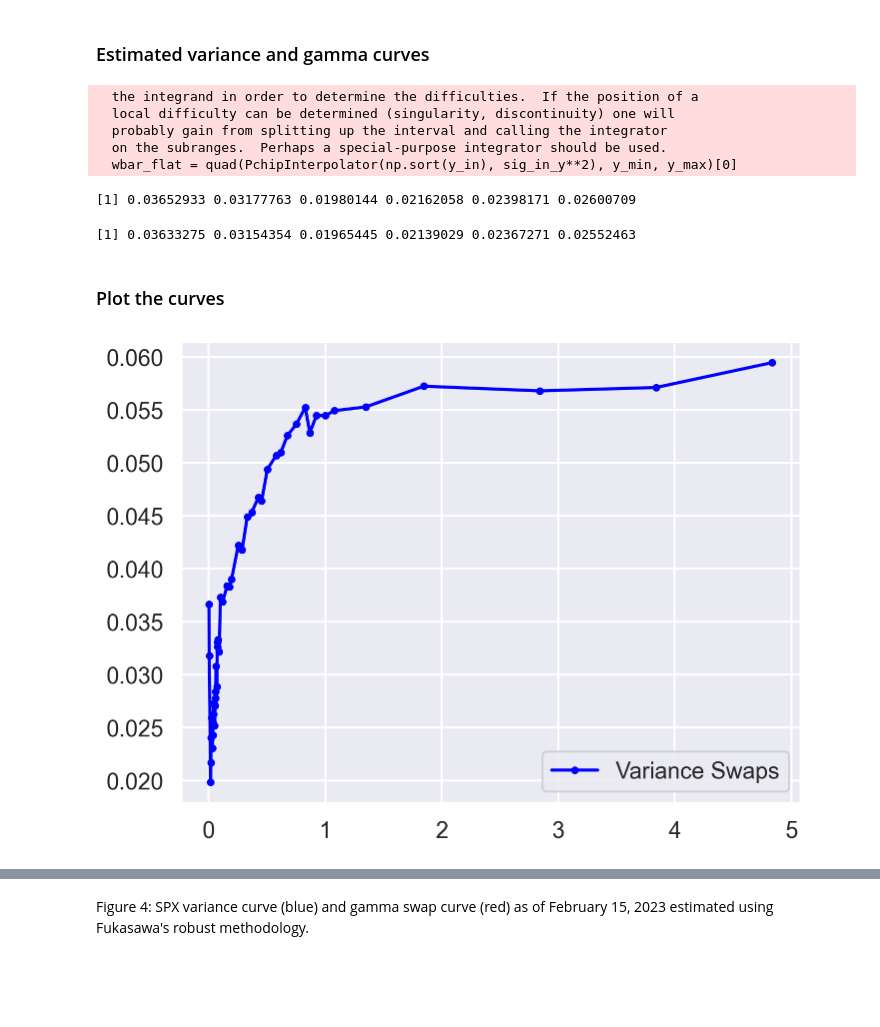
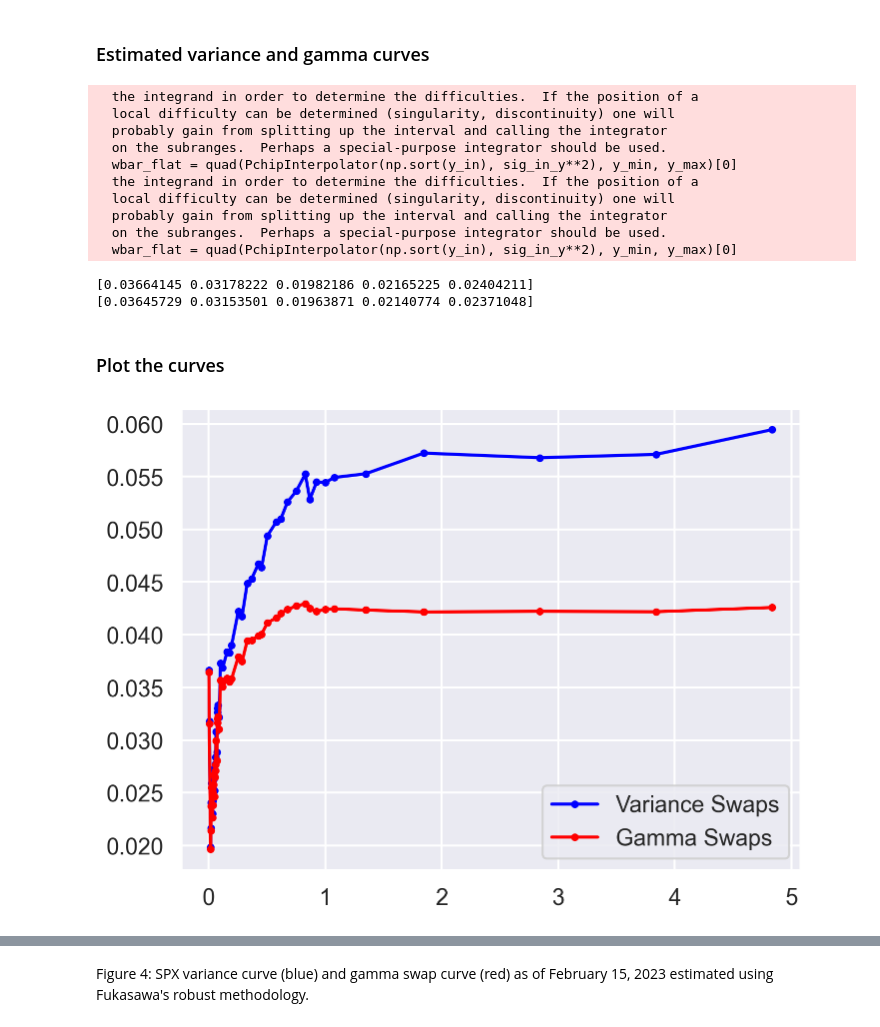
Before and after one commit to fbourgey/RoughVolatilityWorkshop, a Jupyter notebook: QM2024_3_Affine_models.ipynb, the cells around one changed output, grey strips where cells are left out. Drawn from its saved outputs; the diff is of its cells as text; code cells hidden in the pictures; blank space fills up the shorter version.

```diff
--- a/QM2024_3_Affine_models.ipynb
+++ b/QM2024_3_Affine_models.ipynb
@@ -1313,28 +1304,30 @@ spx_expiries = df_spx["Texp"].unique()
 # %%
 var_swaps = var_swap_robust(df_spx)["vs_mid"]
-# gamma_swaps = gamma_swap_robust(df_spx)["gs_mid"]
+gamma_swaps = gamma_swap_robust(df_spx)["gs_mid"]
 # %% [output]
   the integrand in order to determine the difficulties.  If the position of a
   local difficulty can be determined (singularity, discontinuity) one will
   probably gain from splitting up the interval and calling the integrator
   on the subranges.  Perhaps a special-purpose integrator should be used.
   wbar_flat = quad(PchipInterpolator(np.sort(y_in), sig_in_y**2), y_min, y_max)[0]
+  the integrand in order to determine the difficulties.  If the position of a
+  local difficulty can be determined (singularity, discontinuity) one will
+  probably gain from splitting up the interval and calling the integrator
+  on the subranges.  Perhaps a special-purpose integrator should be used.
+  wbar_flat = quad(PchipInterpolator(np.sort(y_in), sig_in_y**2), y_min, y_max)[0]
-# %%
-expiries <- sort(unique(ivolData$Texp))
-vs <- varSwap.Robust(ivolData)$vs.mid
-gs <- gammaSwap.Robust(ivolData)$gs.mid
-
-head(vs)
-head(gs)
-# %% [output]
-[1] 0.03652933 0.03177763 0.01980144 0.02162058 0.02398171 0.02600709
-[1] 0.03633275 0.03154354 0.01965445 0.02139029 0.02367271 0.02552463
+# %%
+print(var_swaps[:5])
+print(gamma_swaps[:5])
+# %% [output]
+[0.03664145 0.03178222 0.01982186 0.02165225 0.02404211]
+[0.03645729 0.03153501 0.01963871 0.02140774 0.02371048]
 # %% [markdown]
 ### Plot the curves
 # %%
 fig, ax = plt.subplots()
 ax.plot(spx_expiries, var_swaps, ".-", color="blue", label="Variance Swaps")
+ax.plot(spx_expiries, gamma_swaps, ".-", color="red", label="Gamma Swaps")
 ax.legend()
 plt.show()
 # %% [output]
-[figure, old version]
+[figure, new version]
```
Also changed, not shown: parts of 35 cells of this notebook, 6 other files.
